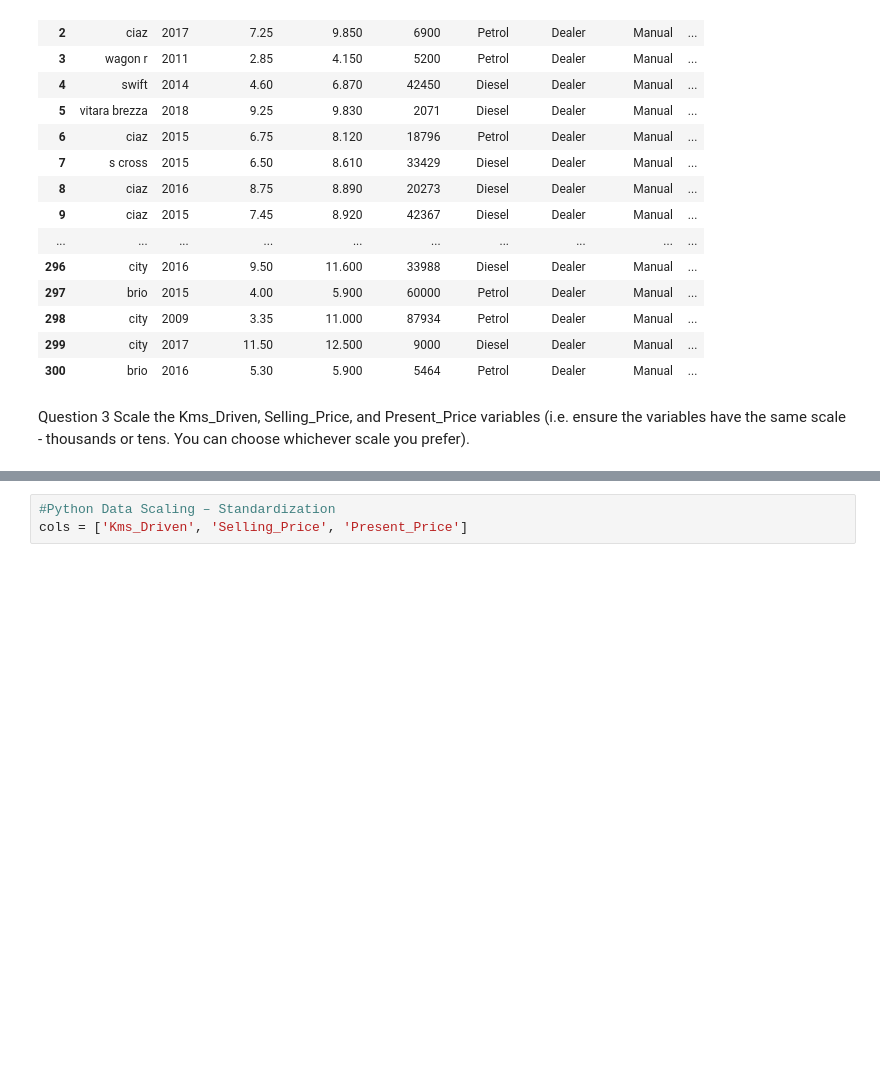
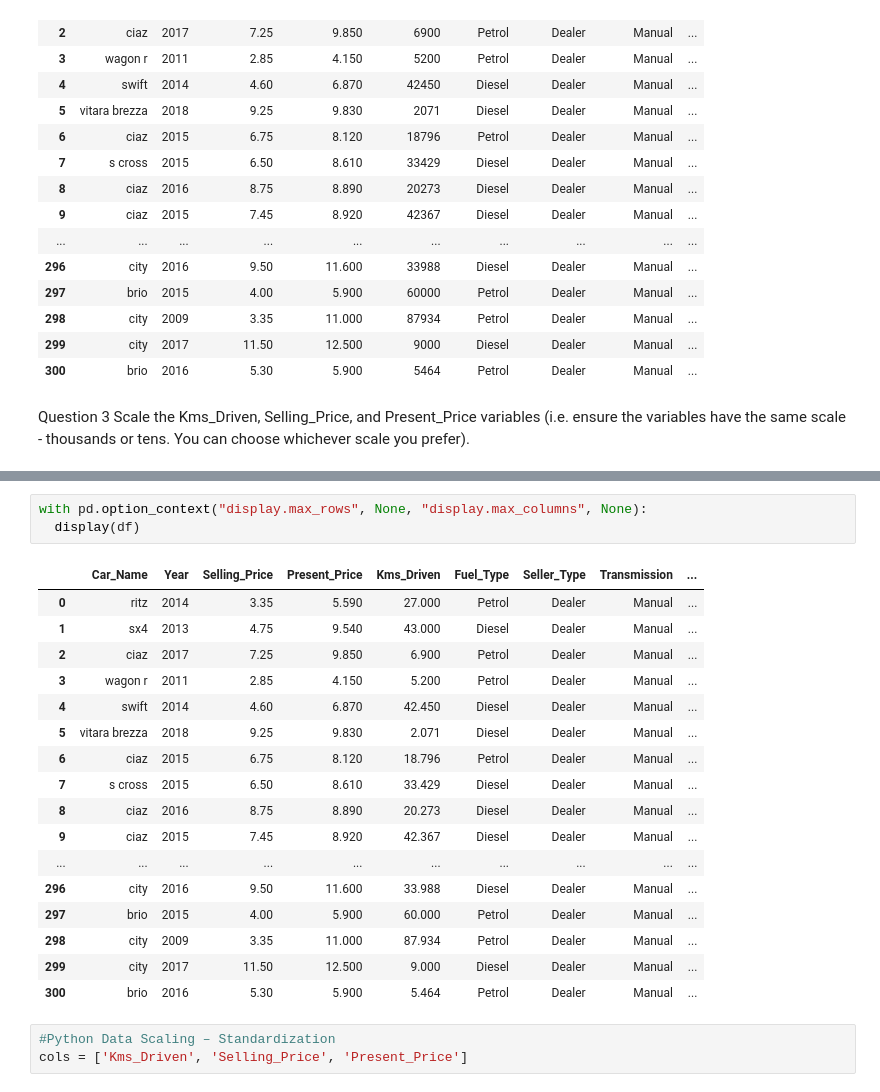
Before and after one commit to sharonccs/PortfolioProjects, a Jupyter notebook: car_data.ipynb, the cells around one changed output, grey strips where cells are left out. Saved outputs shown, nothing was run; the diff lists cells and outputs as text; blank space fills up the shorter version.

```diff
--- a/car_data.ipynb
+++ b/car_data.ipynb
@@ -152,3 +180,24 @@ df.describe()
+# %%
+with pd.option_context("display.max_rows", None, "display.max_columns", None):
+  display(df)
+# %% [output]
+|  | Car_Name | Year | Selling_Price | Present_Price | Kms_Driven | Fuel_Type | Seller_Type | Transmission | ... |
+| 0 | ritz | 2014 | 3.35 | 5.590 | 27.000 | Petrol | Dealer | Manual | ... |
+| 1 | sx4 | 2013 | 4.75 | 9.540 | 43.000 | Diesel | Dealer | Manual | ... |
+| 2 | ciaz | 2017 | 7.25 | 9.850 | 6.900 | Petrol | Dealer | Manual | ... |
+| 3 | wagon r | 2011 | 2.85 | 4.150 | 5.200 | Petrol | Dealer | Manual | ... |
+| 4 | swift | 2014 | 4.60 | 6.870 | 42.450 | Diesel | Dealer | Manual | ... |
+| 5 | vitara brezza | 2018 | 9.25 | 9.830 | 2.071 | Diesel | Dealer | Manual | ... |
+| 6 | ciaz | 2015 | 6.75 | 8.120 | 18.796 | Petrol | Dealer | Manual | ... |
+| 7 | s cross | 2015 | 6.50 | 8.610 | 33.429 | Diesel | Dealer | Manual | ... |
+| 8 | ciaz | 2016 | 8.75 | 8.890 | 20.273 | Diesel | Dealer | Manual | ... |
+| 9 | ciaz | 2015 | 7.45 | 8.920 | 42.367 | Diesel | Dealer | Manual | ... |
+| ... | ... | ... | ... | ... | ... | ... | ... | ... | ... |
+| 296 | city | 2016 | 9.50 | 11.600 | 33.988 | Diesel | Dealer | Manual | ... |
+| 297 | brio | 2015 | 4.00 | 5.900 | 60.000 | Petrol | Dealer | Manual | ... |
+| 298 | city | 2009 | 3.35 | 11.000 | 87.934 | Petrol | Dealer | Manual | ... |
+| 299 | city | 2017 | 11.50 | 12.500 | 9.000 | Diesel | Dealer | Manual | ... |
+| 300 | brio | 2016 | 5.30 | 5.900 | 5.464 | Petrol | Dealer | Manual | ... |
 # %%
 #Python Data Scaling – Standardization
 cols = ['Kms_Driven', 'Selling_Price', 'Present_Price']
```
Also changed, not shown: parts of 35 cells of this notebook.
